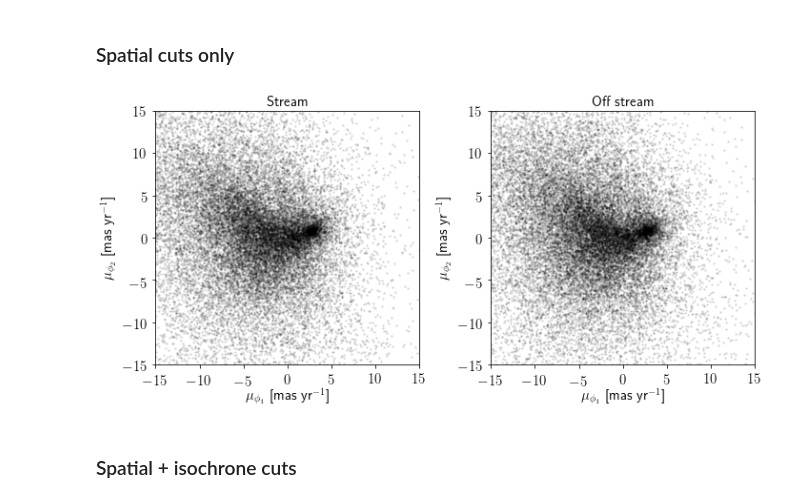
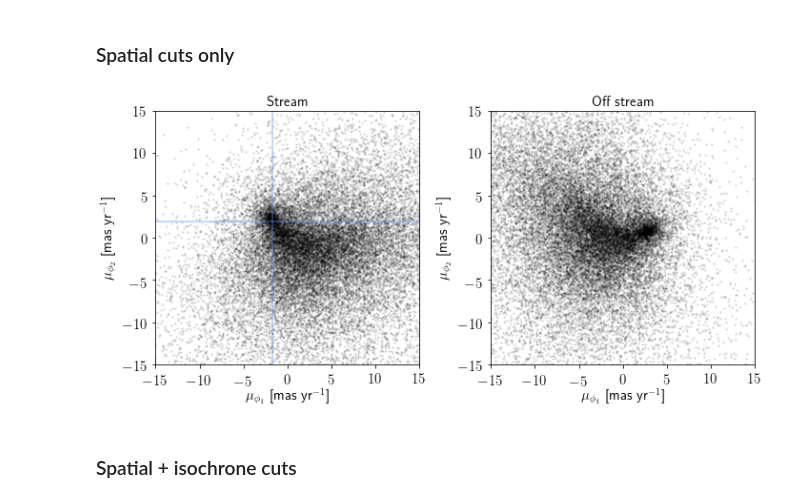
Before and after one commit to norashipp/shared_notebooks, a Jupyter notebook: Elqui.ipynb, the cells around one changed output. Cells and saved outputs as stored; diff of their text form; code cells hidden in the pictures.

```diff
--- a/Elqui.ipynb
+++ b/Elqui.ipynb
@@ -196,27 +197,31 @@ pm.colorbar(im)
 # %%
 fig, ax = plt.subplots(1,2,figsize=(10,5))
 
 plt.sca(ax[0])
-plt.plot(data['PMPHI1'][on_stream], data['PMPHI2'][on_stream], 'k.', ms=3, alpha=0.1)
+# plt.plot(data['PMPHI1'][on_stream], data['PMPHI2'][on_stream], 'k.', ms=3, alpha=0.1)
+plt.plot(data['PMRA'][on_stream], data['PMDEC'][on_stream], 'k.', ms=3, alpha=0.1)
+
+plt.axvline(pmRA, alpha=0.5, c='cornflowerblue')
+plt.axhline(pmDEC, alpha=0.5, c='cornflowerblue')
 
 plt.xlim(-15,15)
 plt.ylim(-15,15)
 plt.xlabel('$\mu_{\phi_1}$ [mas yr$^{-1}$]')
 plt.ylabel('$\mu_{\phi_2}$ [mas yr$^{-1}$]')
 plt.title('Stream', fontsize='medium')
 
 plt.sca(ax[1])
 plt.plot(data['PMPHI1'][off_stream], data['PMPHI2'][off_stream], 'k.', ms=3, alpha=0.1)
 
 plt.xlim(-15,15)
 plt.ylim(-15,15)
 plt.xlabel('$\mu_{\phi_1}$ [mas yr$^{-1}$]')
 plt.ylabel('$\mu_{\phi_2}$ [mas yr$^{-1}$]')
 plt.title('Off stream', fontsize='medium')
 
 plt.tight_layout()
 # %% [output]
-[figure, old version]
+[figure, new version]
 # %% [markdown]
 ### Spatial + isochrone cuts
 # %%
```
Also changed, not shown: parts of 5 cells of this notebook.
